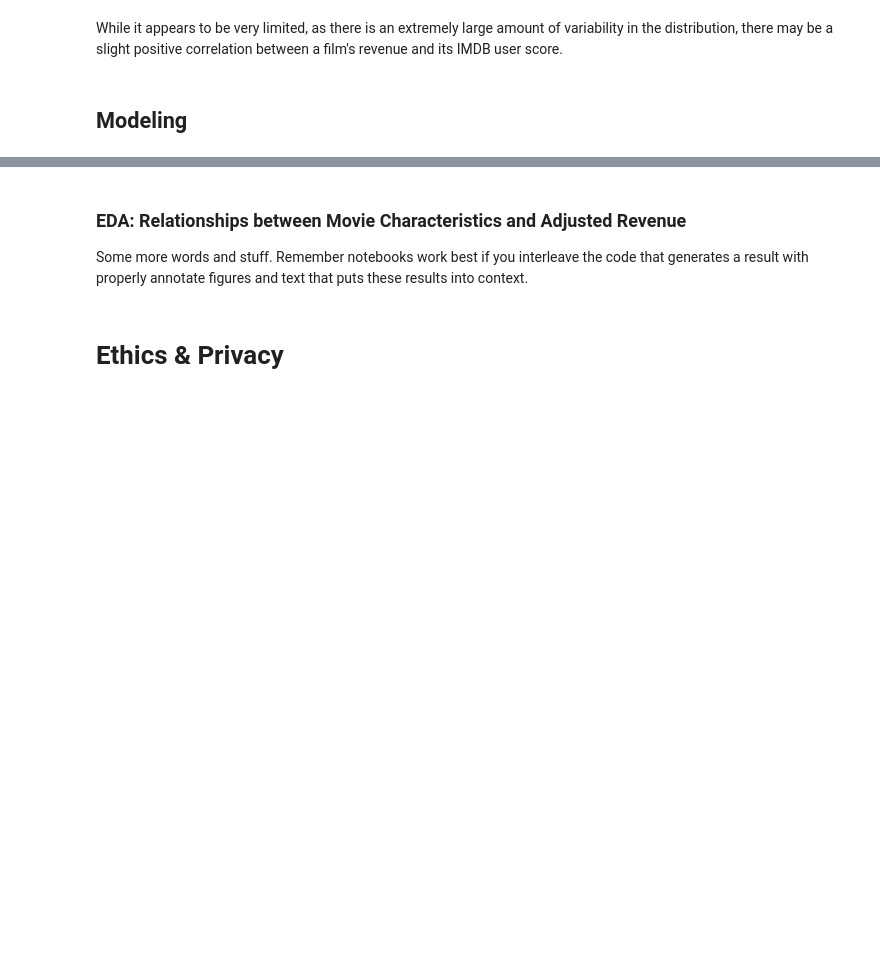
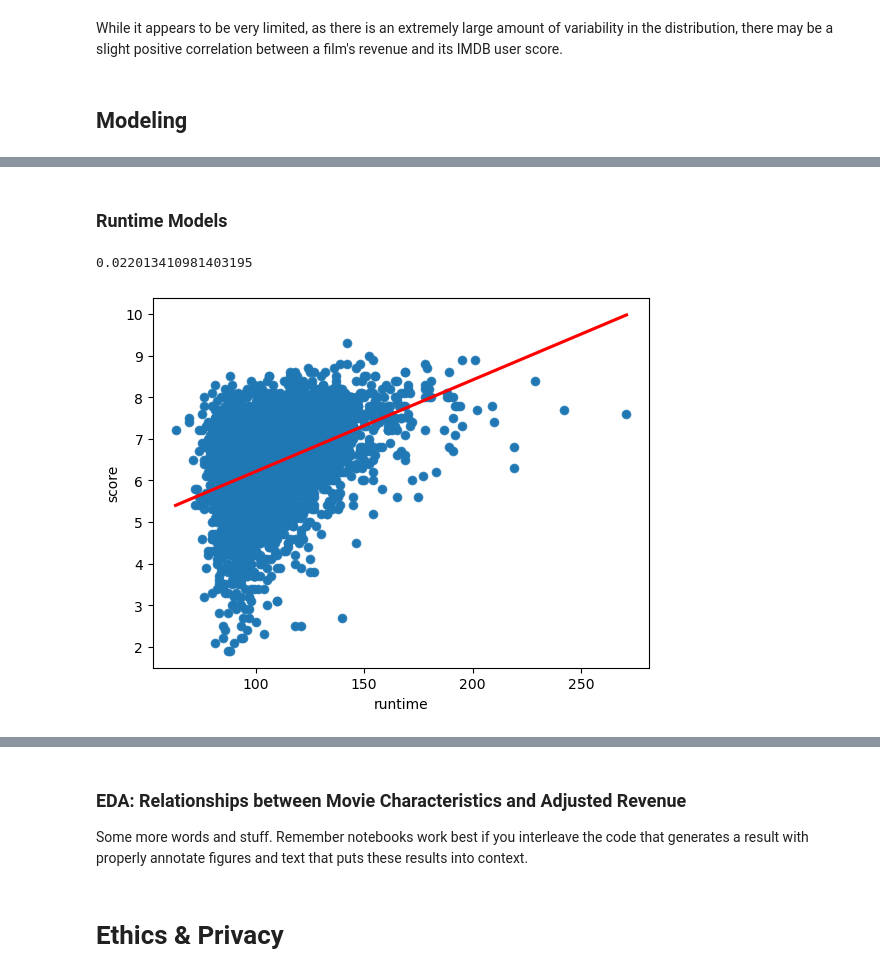
Before and after one commit to COGS108/Group028_WI24, a Jupyter notebook: EDACheckpoint_Group028_WI24.ipynb, the cells around one changed output, grey strips where cells are left out. Saved outputs shown, nothing was run; the diff lists cells and outputs as text; code cells hidden in the pictures; blank space fills up the shorter version.

Commit message:
- Added models
Co-authored-by: jwdelisio <jwdelisio@users.noreply.github.com>

```diff
--- a/EDACheckpoint_Group028_WI24.ipynb
+++ b/EDACheckpoint_Group028_WI24.ipynb
@@ -686,0 +843,11 @@ Notes:
+# %% [markdown]
+### Runtime Models
+# %%
+sns.scatterplot(x='runtime', y='score', data=combined_df)
+sns.regplot(x='runtime', y='score', data=combined_df, ci=None, line_kws={'color': 'red'})
+
+slope, intercept, r_value, p_value, std_err = linregress(combined_df['runtime'], combined_df['score'])
+print(slope)
+# %% [output]
+0.022013410981403195
+[figure, added]
```
Also changed, not shown: parts of 24 cells of this notebook.
